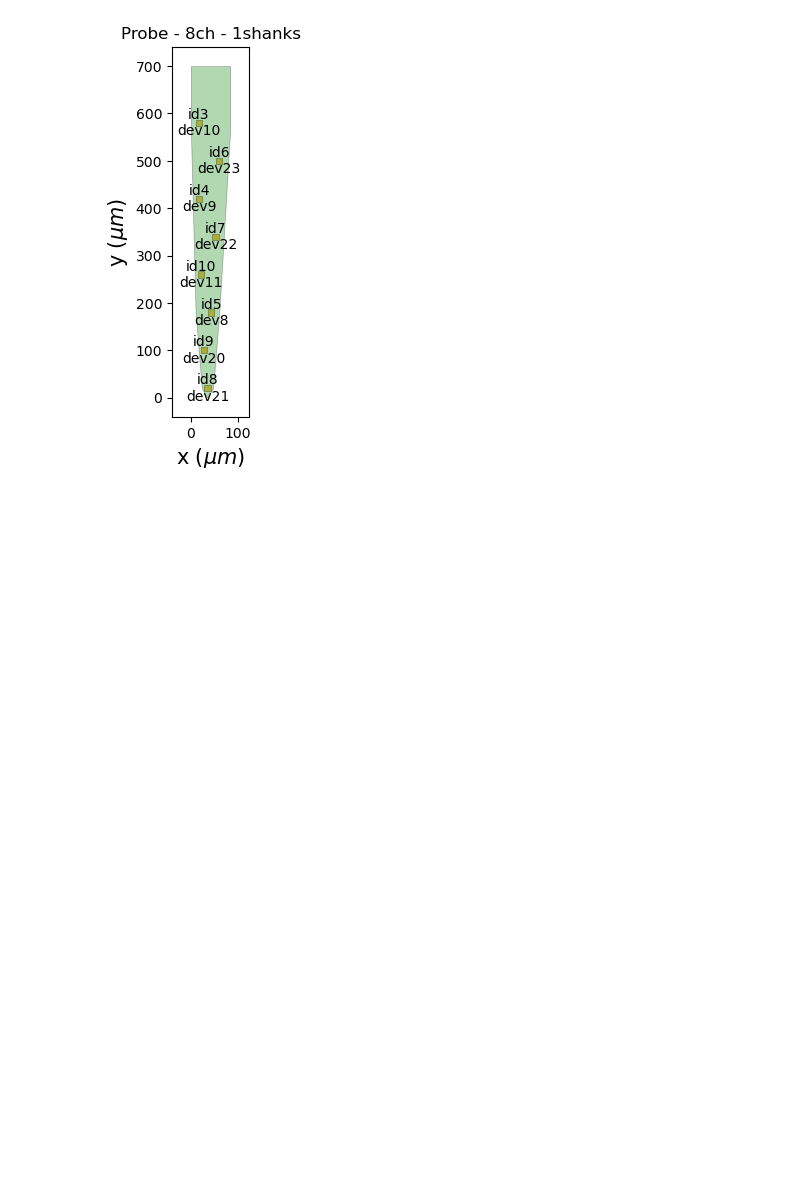
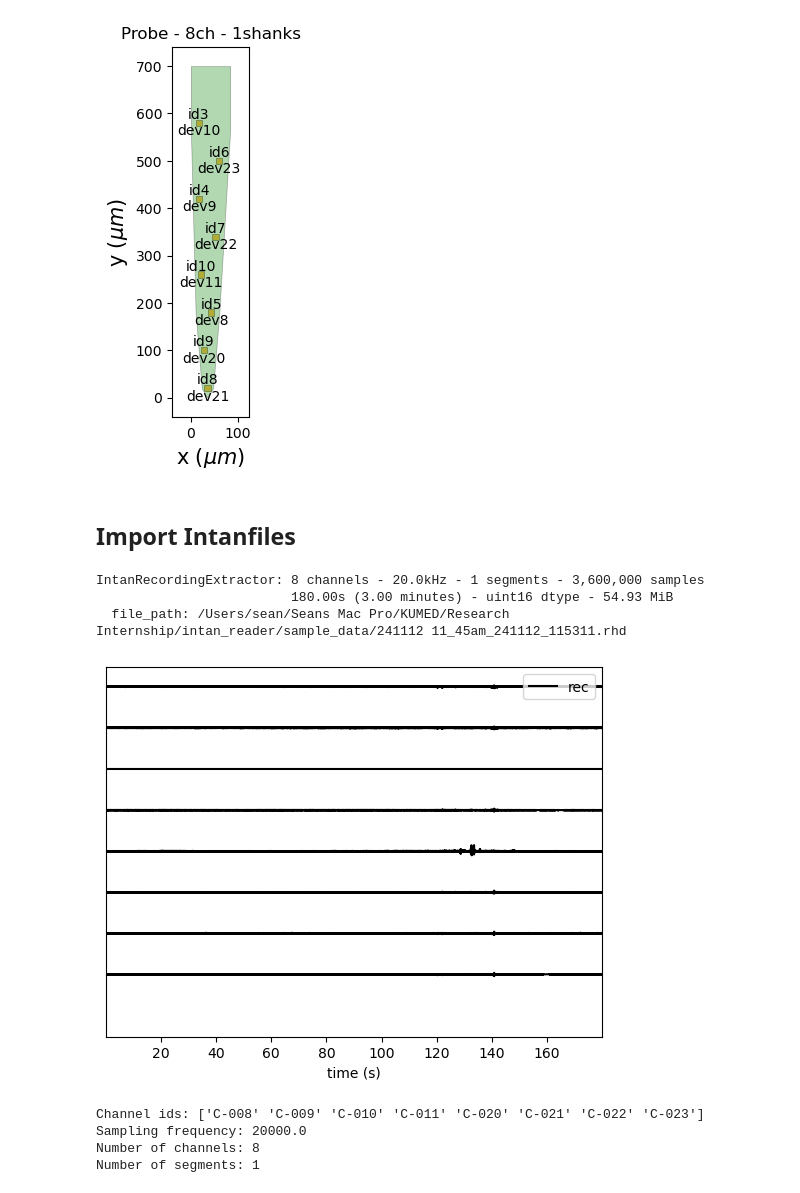
Before and after one commit to ChooYeonseo/intan-spike-sorter, a Jupyter notebook: 1_design_the_probe.ipynb, the cells around one changed output. Cells and saved outputs as stored; diff of their text form; code cells hidden in the pictures; blank space fills up the shorter version.

```diff
--- a/1_design_the_probe.ipynb
+++ b/1_design_the_probe.ipynb
@@ -27,3 +30,5 @@ plot_probe(probe, with_contact_id=True, with_device_index=True)
 (<matplotlib.collections.PolyCollection at 0x...>,
  <matplotlib.collections.PolyCollection at 0x...>)
 [figure]
+# %% [markdown]
+## Import Intanfiles
@@ -29,0 +49,26 @@ plot_probe(probe, with_contact_id=True, with_device_index=True)
+# %%
+recording = se.read_intan(r"./sample_data/241112 11_45am_241112_115311.rhd", stream_name='RHD2000 amplifier channel')
+print(recording)
+# %% [output]
+IntanRecordingExtractor: 8 channels - 20.0kHz - 1 segments - 3,600,000 samples
+                         180.00s (3.00 minutes) - uint16 dtype - 54.93 MiB
+  file_path: /Users/sean/Seans Mac Pro/KUMED/Research Internship/intan_reader/sample_data/241112 11_45am_241112_115311.rhd
+# %%
+w_ts = sw.plot_traces(recording, time_range=(0, 180))
+# %% [output]
+[figure, added]
+# %%
+channel_ids = recording.get_channel_ids()
+fs = recording.get_sampling_frequency()
+num_chan = recording.get_num_channels()
+num_seg = recording.get_num_segments()
+
+print("Channel ids:", channel_ids)
+print("Sampling frequency:", fs)
+print("Number of channels:", num_chan)
+print("Number of segments:", num_seg)
+# %% [output]
+Channel ids: ['C-008' 'C-009' 'C-010' 'C-011' 'C-020' 'C-021' 'C-022' 'C-023']
+Sampling frequency: 20000.0
+Number of channels: 8
+Number of segments: 1
```
Also changed, not shown: parts of 7 cells of this notebook, 8 other files.
